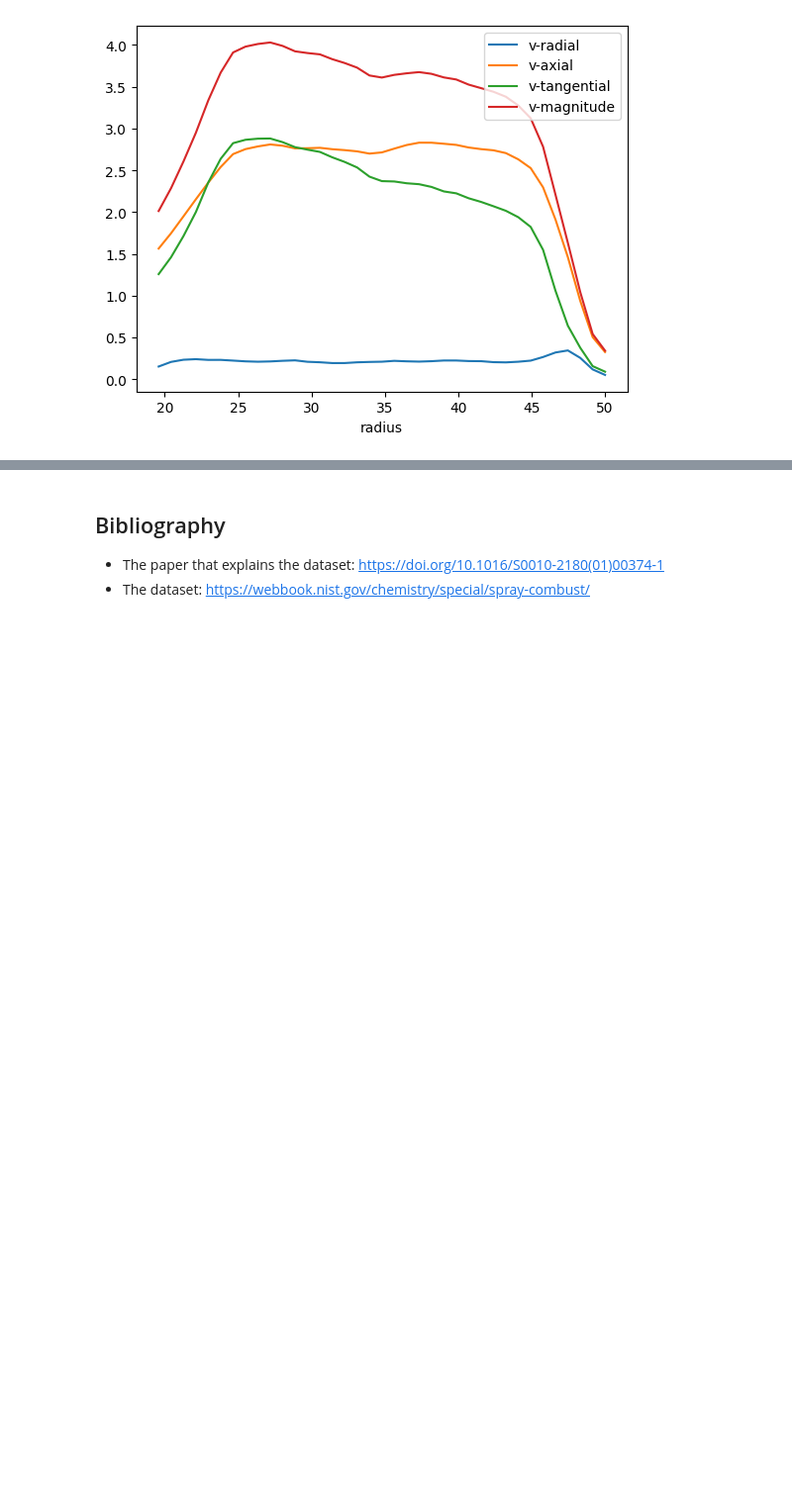
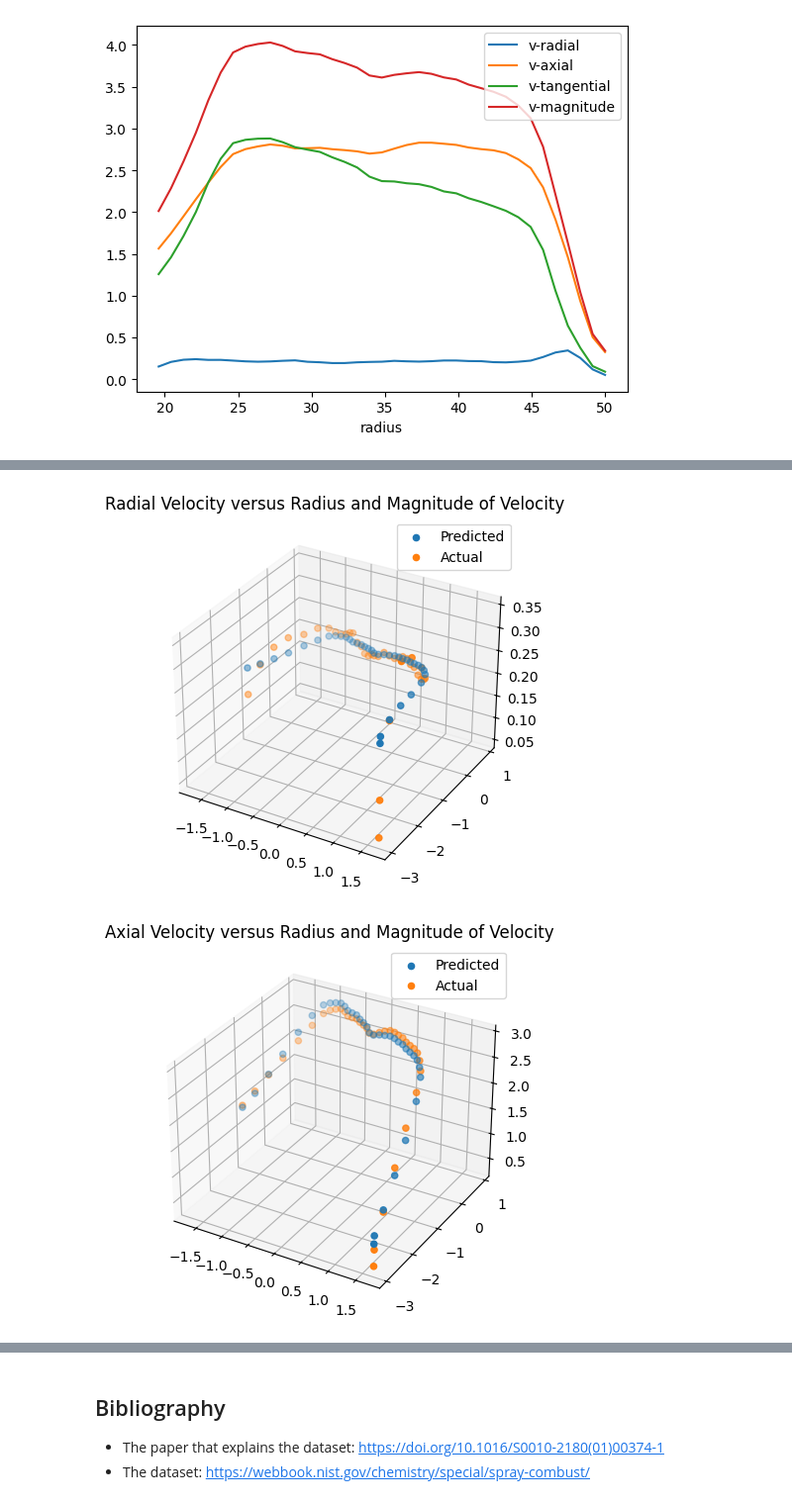
Before and after one commit to mrmaxguns/data-science-fundamentals, a Jupyter notebook: Unit9/Project/MaxiRebgU9proj.ipynb, the cells around one changed output, grey strips where cells are left out. Shown: that part at 99% size. Cells and saved outputs as stored; diff of their text form; code cells hidden in the pictures; blank space fills up the shorter version.

Commit message:
Almost done with unit 9 project

```diff
--- a/Unit9/Project/MaxiRebgU9proj.ipynb
+++ b/Unit9/Project/MaxiRebgU9proj.ipynb
@@ -162,0 +219,9 @@ plt.scatter(X_test.detach().numpy()[:, 0], Y_test.detach().numpy()[:, 2], color=
+# %%
+# Turn on evaluation mode
+model_1.eval()
+
+# Make predictions on *all* input data points
+with torch.inference_mode():
+    Y_preds = model_1(torch.tensor(X_scaled, dtype=torch.float32))
+
+print(Y_preds)
@@ -162,0 +246,20 @@ plt.scatter(X_test.detach().numpy()[:, 0], Y_test.detach().numpy()[:, 2], color=
+# %%
+# Uncomment to allow interactivity
+# %matplotlib widget
+
+# Plot a 3D chart with the x-y plane being the two inputs, and the z-axis being a single output
+def plot3d(y_idx):
+    fig = plt.figure()
+    ax = fig.add_subplot(projection='3d')
+    ax.scatter(X_scaled[:, 0], X_scaled[:, 1], Y_preds.detach().numpy()[:, y_idx], label="Predicted")
+    ax.scatter(X_scaled[:, 0], X_scaled[:, 1], Y[:, y_idx], label="Actual")
+    ax.set_title(f"{LABELS['y'][y_idx]} versus Radius and Magnitude of Velocity")
+    plt.legend()
+    plt.show()
+# %%
+plot3d(0) # Radial velocity
+plot3d(1) # Axial velocity
+plot3d(2) # Tangential velocity
+# %% [output]
+[figure, added]
+[figure, added]
```
Also changed, not shown: parts of 27 cells of this notebook.
